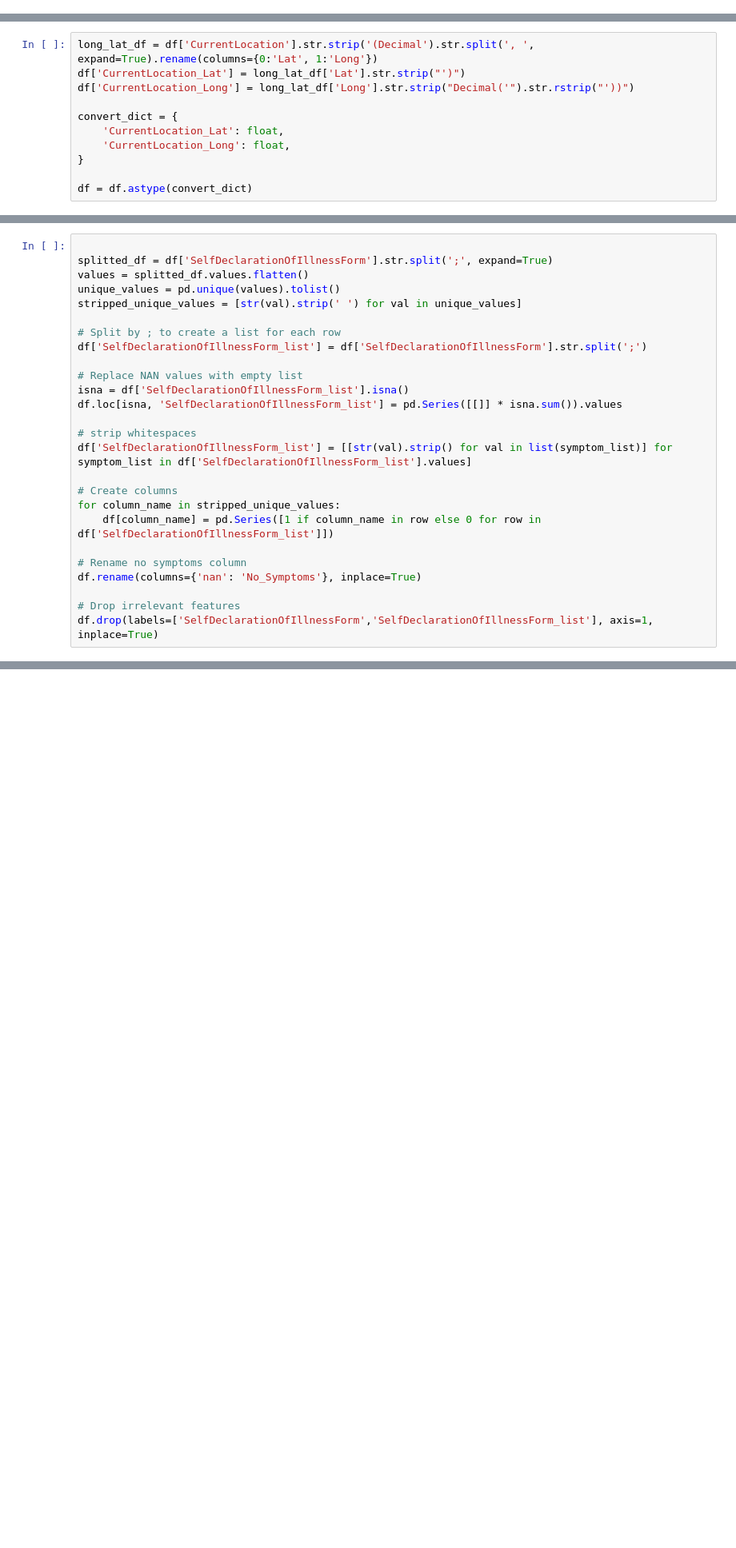
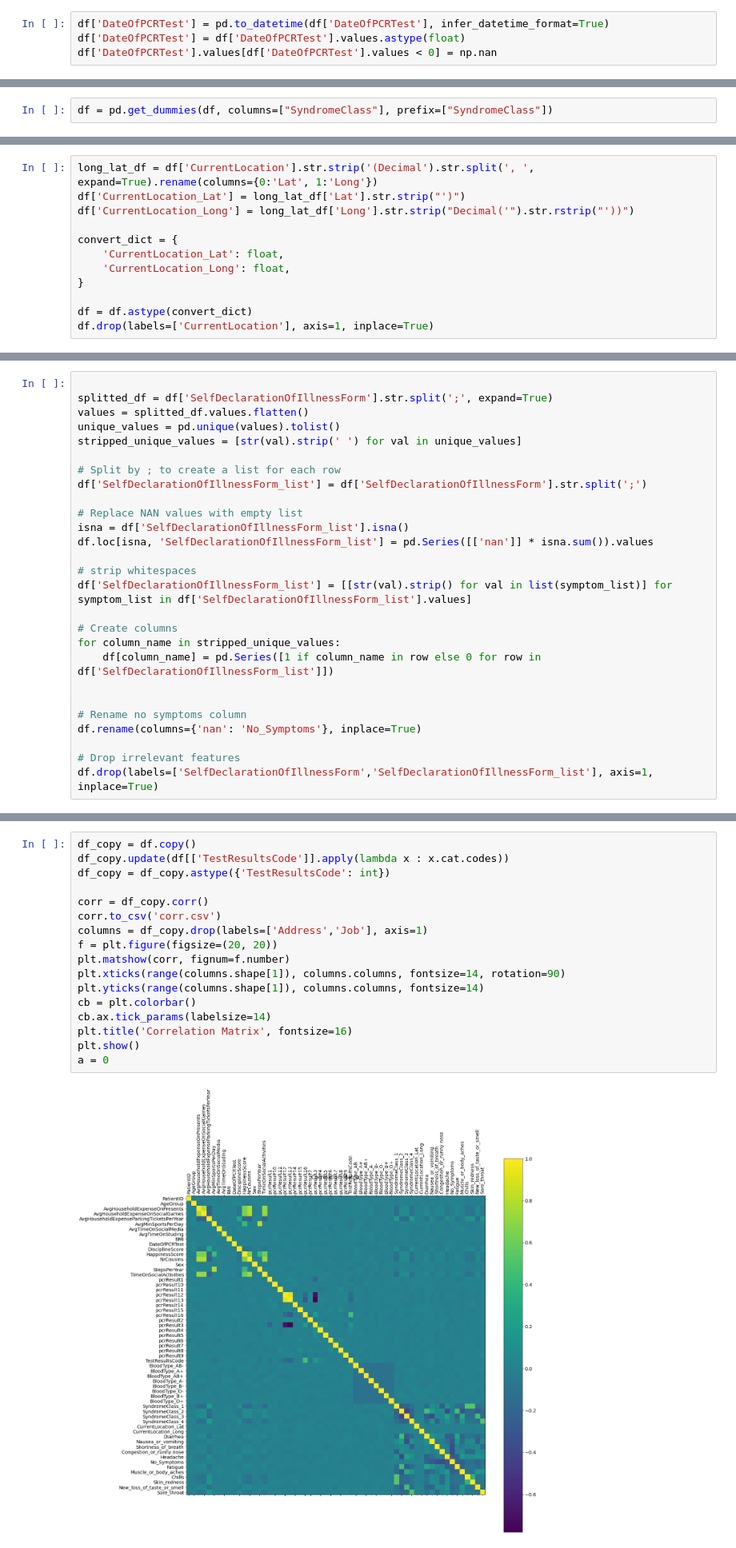
Before and after one commit to itaywaisman/ml_hw2, a Jupyter notebook: notebook.ipynb, the cells around one changed output, grey strips where cells are left out. Shown at 80% size. Saved outputs shown, nothing was run; the diff lists cells and outputs as text; blank space fills up the shorter version.

```diff
--- a/notebook.ipynb
+++ b/notebook.ipynb
@@ -61,0 +71,4 @@ df = df.astype(convert_dict)
+# %%
+df['DateOfPCRTest'] = pd.to_datetime(df['DateOfPCRTest'], infer_datetime_format=True)
+df['DateOfPCRTest'] = df['DateOfPCRTest'].values.astype(float)
+df['DateOfPCRTest'].values[df['DateOfPCRTest'].values < 0] = np.nan
@@ -61,0 +77,2 @@ df = df.astype(convert_dict)
+# %%
+df = pd.get_dummies(df, columns=["SyndromeClass"], prefix=["SyndromeClass"])
@@ -70,3 +91,4 @@ convert_dict = {
 }
 
 df = df.astype(convert_dict)
+df.drop(labels=['CurrentLocation'], axis=1, inplace=True)
@@ -82,7 +108,7 @@ df['SelfDeclarationOfIllnessForm_list'] = df['SelfDeclarationOfIllnessForm'].str
 
 # Replace NAN values with empty list
 isna = df['SelfDeclarationOfIllnessForm_list'].isna()
-df.loc[isna, 'SelfDeclarationOfIllnessForm_list'] = pd.Series([[]] * isna.sum()).values
+df.loc[isna, 'SelfDeclarationOfIllnessForm_list'] = pd.Series([['nan']] * isna.sum()).values
 
 # strip whitespaces
 df['SelfDeclarationOfIllnessForm_list'] = [[str(val).strip() for val in list(symptom_list)] for symptom_list in df['SelfDeclarationOfIllnessForm_list'].values]
@@ -91,6 +117,7 @@ df['SelfDeclarationOfIllnessForm_list'] = [[str(val).strip() for val in list(sym
 for column_name in stripped_unique_values:
     df[column_name] = pd.Series([1 if column_name in row else 0 for row in df['SelfDeclarationOfIllnessForm_list']])
 
+
 # Rename no symptoms column
 df.rename(columns={'nan': 'No_Symptoms'}, inplace=True)
 
@@ -120,0 +215,19 @@ df.sample(10)
+# %%
+df_copy = df.copy()
+df_copy.update(df[['TestResultsCode']].apply(lambda x : x.cat.codes))
+df_copy = df_copy.astype({'TestResultsCode': int})
+
+corr = df_copy.corr()
+corr.to_csv('corr.csv')
+columns = df_copy.drop(labels=['Address','Job'], axis=1)
+f = plt.figure(figsize=(20, 20))
+plt.matshow(corr, fignum=f.number)
+plt.xticks(range(columns.shape[1]), columns.columns, fontsize=14, rotation=90)
+plt.yticks(range(columns.shape[1]), columns.columns, fontsize=14)
+cb = plt.colorbar()
+cb.ax.tick_params(labelsize=14)
+plt.title('Correlation Matrix', fontsize=16)
+plt.show()
+a = 0
+# %% [output]
+[figure, added]
```
Also changed, not shown: parts of 28 cells of this notebook, 3 other files.
